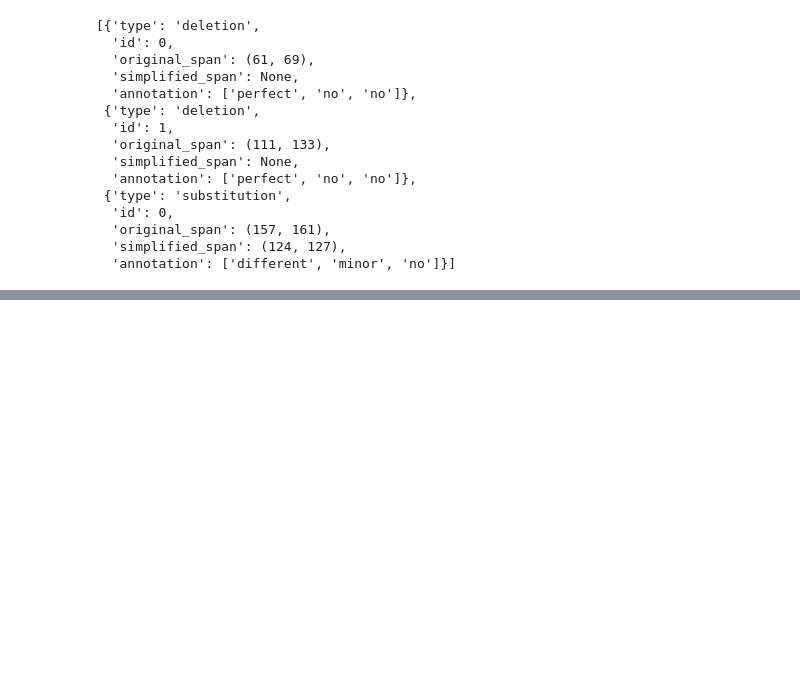
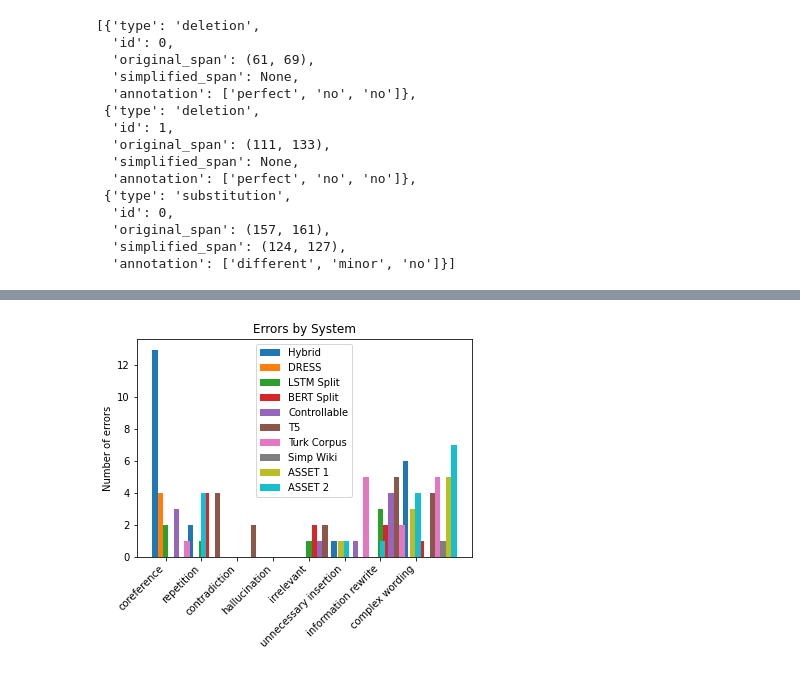
Before and after one commit to Yao-Dou/ts-annotation-tool, a Jupyter notebook: data/analysis/analysis.ipynb, the cells around one changed output, grey strips where cells are left out. Saved outputs shown, nothing was run; the diff lists cells and outputs as text; code cells hidden in the pictures; blank space fills up the shorter version.

```diff
--- a/data/analysis/analysis.ipynb
+++ b/data/analysis/analysis.ipynb
@@ -278,0 +290,37 @@ for entry in data:
+# %%
+import numpy as np
+plotted_errors = [
+    Error.COREFERENCE,
+    Error.REPETITION,
+    Error.CONTRADICTION,
+    Error.HALLUCINATION,
+    Error.IRRELEVANT,
+    Error.UNNECESSARY_INSERTION,
+    Error.INFORMATION_REWRITE,
+    Error.COMPLEX_WORDING
+]
+
+error_labels = [str(x).split('.')[1].lower().replace('_',' ') for x in plotted_errors]
+
+fig, ax = plt.subplots(figsize=(6, 4))
+bottom = [0 for x in range(len(error_labels))]
+
+width = 0.15
+
+count = 0
+for system in system_labels:
+       val = [sum_errors_types[system][label] for label in plotted_errors]
+       x = np.arange(len(error_labels))
+       ax.bar(x-(2*width)+count*width, val, width, label=system_name_mapping[system])
+       bottom = [bottom[i] + val[i] for i in range(len(val))]
+       count += 1
+ax.set_ylabel('Number of errors')
+ax.set_title('Errors by System')
+ax.legend()
+
+# plt.rcParams['figure.dpi'] = 300
+
+plt.xticks(x, error_labels, rotation=45, ha="right")
+plt.show()
+# %% [output]
+[figure, added]
```
Also changed, not shown: parts of 22 cells of this notebook, 5 other files.
